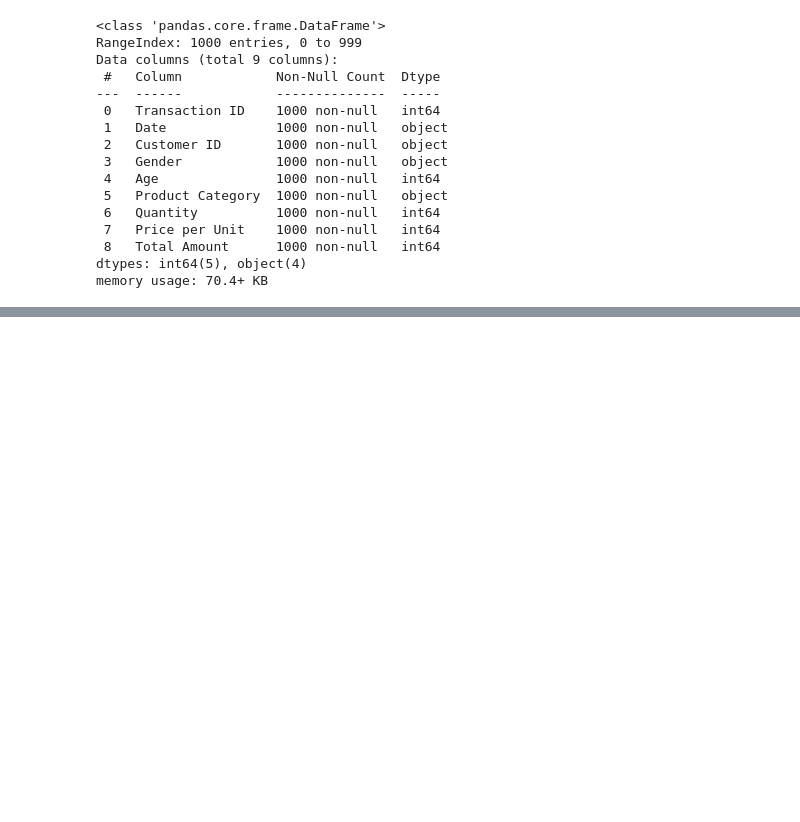
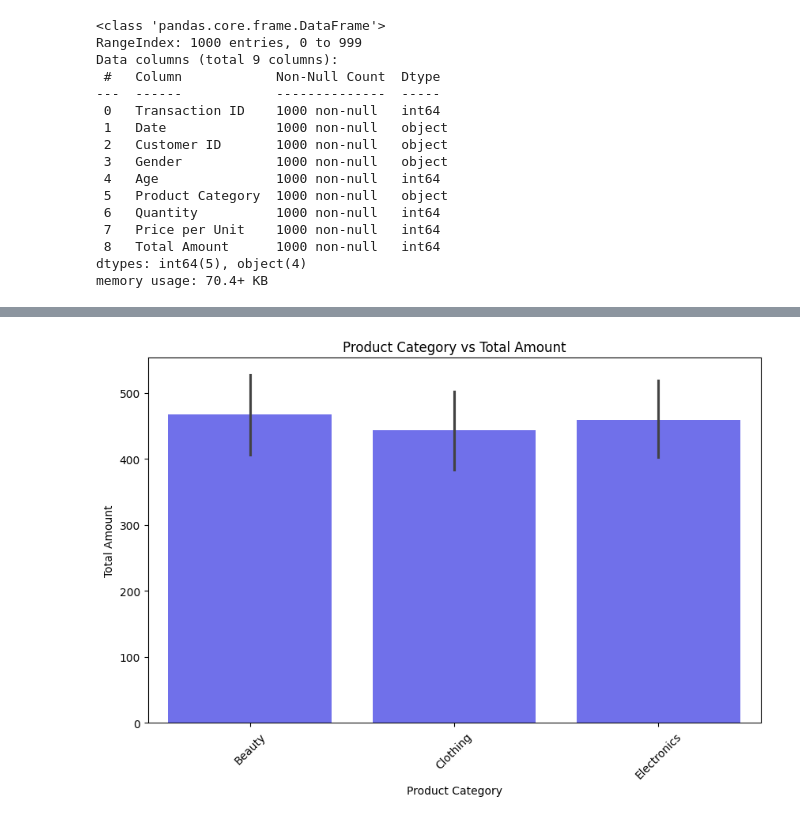
Before and after one commit to DEVang0876/Oasis, a Jupyter notebook: Proj1.ipynb, the cells around one changed output, grey strips where cells are left out. Drawn from its saved outputs; the diff is of its cells as text; code cells hidden in the pictures; blank space fills up the shorter version.

```diff
--- a/Proj1.ipynb
+++ b/Proj1.ipynb
@@ -63,0 +76,12 @@ memory usage: 70.4+ KB
+# %%
+#category v/s total amount
+plt.figure(figsize=(10,6))
+sns.barplot(x='Product Category',y='Total Amount',data=df, color='blue', alpha=0.64)
+plt.title('Product Category vs Total Amount')
+
+plt.xlabel('Product Category')
+plt.ylabel('Total Amount')
+plt.xticks(rotation=45)
+plt.show()
+# %% [output]
+[figure, added]
```
Also changed, not shown: parts of 6 cells of this notebook.
